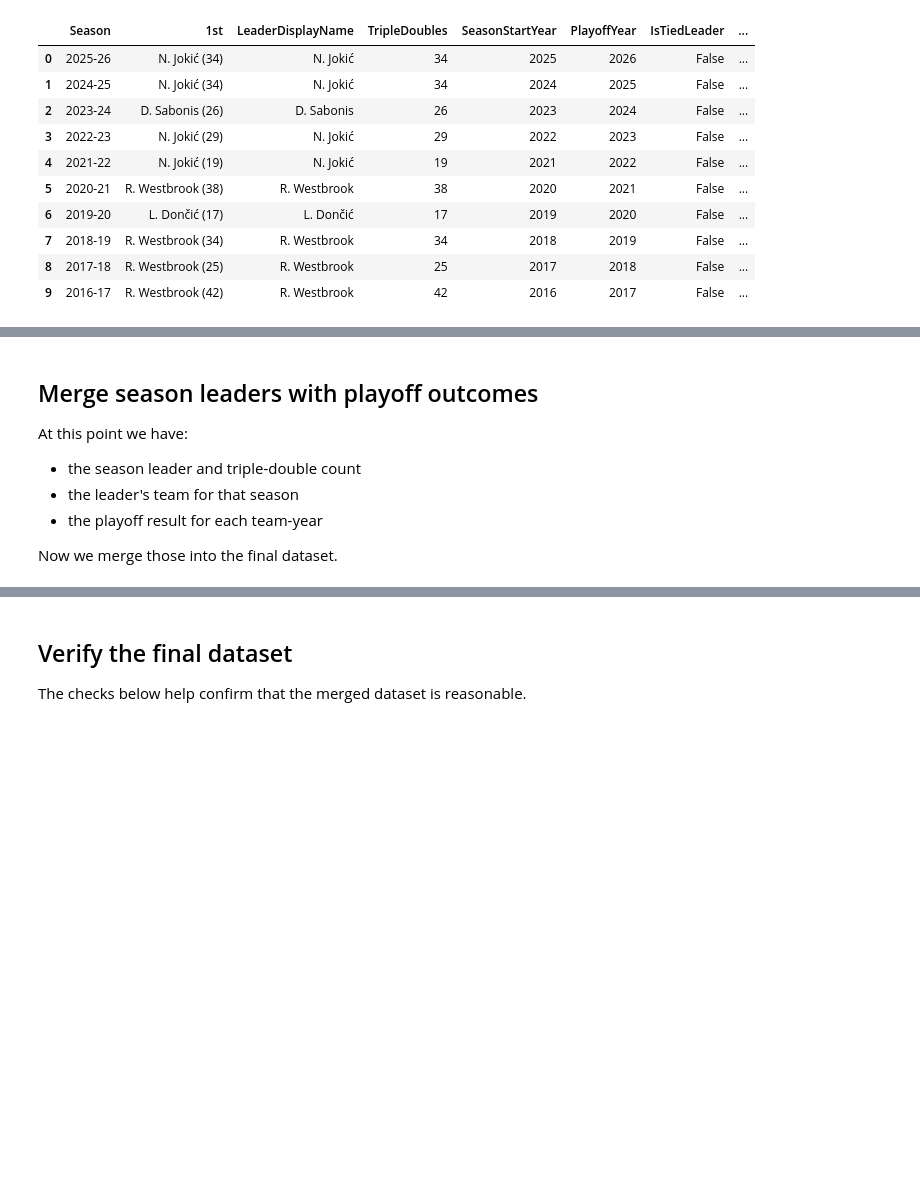
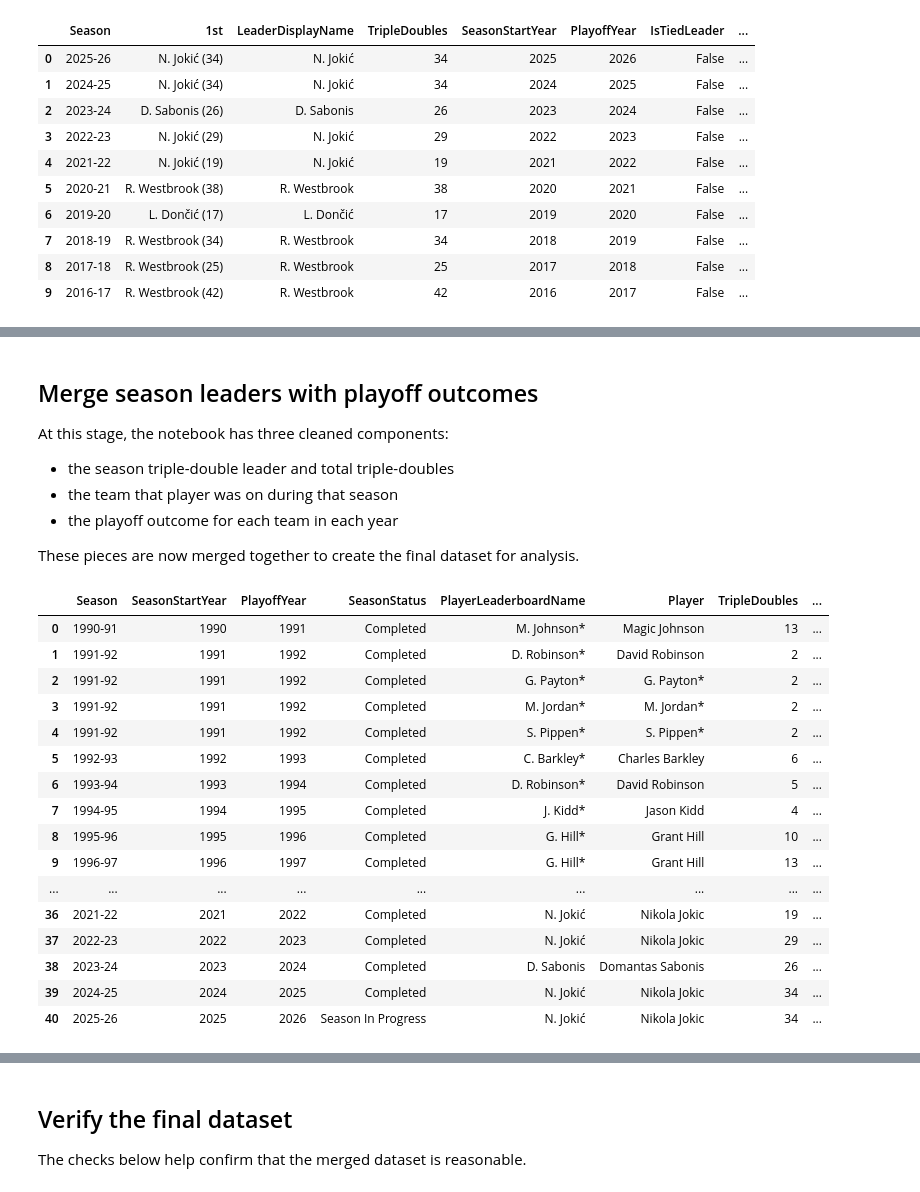
Before and after one commit to bibek1555/Data-Processing-Visualization-CPSMA-4313-01, a Jupyter notebook: Project_Create_Dataset/NBA_Triple_Double_Dataset_Project.ipynb, the cells around one changed output, grey strips where cells are left out. Drawn from its saved outputs; the diff is of its cells as text; code cells hidden in the pictures; blank space fills up the shorter version.

```diff
--- a/Project_Create_Dataset/NBA_Triple_Double_Dataset_Project.ipynb
+++ b/Project_Create_Dataset/NBA_Triple_Double_Dataset_Project.ipynb
@@ -542,0 +557,7 @@ StopIteration:
+# %%
+# Remove seed numbers from playoff team names, e.g.:
+# 'Cleveland Cavaliers (1)' -> 'Cleveland Cavaliers'
+ps["Winner"] = ps["Winner"].astype(str).str.replace(r"\s*\(\d+\)$", "", regex=True).str.strip()
+ps["Loser"] = ps["Loser"].astype(str).str.replace(r"\s*\(\d+\)$", "", regex=True).str.strip()
+
+ps.head(100)
@@ -544,7 +579,7 @@ StopIteration:
 def standardize_round(series_name):
     s = normalize_text(series_name).lower()
 
-    if "nba finals" in s:
+    if "nba finals" in s or s == "finals":
         return "NBA Finals"
     if "conference finals" in s or "division finals" in s:
         return "Conference Finals"
@@ -612,11 +678,12 @@ playoff_outcomes.head(15)
 # %% [markdown]
 ## Merge season leaders with playoff outcomes
-At this point we have:
-- the season leader and triple-double count
-- the leader's team for that season
-- the playoff result for each team-year
 
-Now we merge those into the final dataset.
+At this stage, the notebook has three cleaned components:
+- the season triple-double leader and total triple-doubles
+- the team that player was on during that season
+- the playoff outcome for each team in each year
+
+These pieces are now merged together to create the final dataset for analysis.
 # %%
 dataset = td_leaders.merge(
     playoff_outcomes,
@@ -626,6 +693,7 @@ dataset = td_leaders.merge(
 )
 
 latest_completed_playoff_year = int(playoff_outcomes["Year"].max())
+
 dataset["SeasonStatus"] = np.where(
     dataset["PlayoffYear"] > latest_completed_playoff_year,
     "Season In Progress",
@@ -645,33 +713,88 @@ dataset["PlayoffRoundReached"] = np.where(
 )
 
 dataset["FinalPlayoffResult"] = np.where(
     dataset["SeasonStatus"].eq("Season In Progress"),
     "Not Yet Available",
     dataset["FinalPlayoffResult"].fillna("Did Not Make Playoffs")
 )
 
+# Clean unresolved player/team values
+dataset["PlayerFullName"] = dataset["PlayerFullName"].fillna(dataset["LeaderDisplayName"])
+dataset["TeamAbbrev"] = dataset["TeamAbbrev"].fillna("Unknown")
+dataset["Team"] = dataset["Team"].fillna("Unknown")
+
 dataset = dataset[[
     "Season",
     "SeasonStartYear",
     "PlayoffYear",
     "SeasonStatus",
     "LeaderDisplayName",
     "PlayerFullName",
     "TripleDoubles",
     "IsTiedLeader",
     "TeamAbbrev",
     "Team",
     "PlayoffQualification",
     "PlayoffRoundReached",
     "FinalPlayoffResult"
 ]].copy()
 
 dataset = dataset.rename(columns={
     "LeaderDisplayName": "PlayerLeaderboardName",
     "PlayerFullName": "Player"
 })
 
+dataset["PlayerLeaderboardName"] = (
+    dataset["PlayerLeaderboardName"]
+    .astype(str)
+    .str.replace(r"\s*\(\d+\)$", "", regex=True)
+    .str.strip()
+)
+
+dataset["Player"] = (
+    dataset["Player"]
+    .astype(str)
+    .str.replace(r"\s*\(\d+\)$", "", regex=True)
+    .str.strip()
+)
+
+dataset["TeamAbbrev"] = dataset["TeamAbbrev"].replace({
+    "TOT": "Unknown",
+    "2TM": "Unknown",
+    "3TM": "Unknown"
+})
+
+dataset["Team"] = dataset["Team"].replace({
+    "TOT": "Unknown",
+    "2TM": "Unknown",
+    "3TM": "Unknown"
+})
+
+dataset["FinalPlayoffResult"] = np.where(
+    (dataset["PlayoffRoundReached"] == "NBA Finals") & (dataset["FinalPlayoffResult"] != "Champion"),
+    "Runner-Up",
+    dataset["FinalPlayoffResult"]
+)
+
 dataset = dataset.sort_values(["SeasonStartYear", "Player"]).reset_index(drop=True)
-dataset.head(20)
+dataset.head(100)
+# %% [output]
+|  | Season | SeasonStartYear | PlayoffYear | SeasonStatus | PlayerLeaderboardName | Player | TripleDoubles | ... |
+| 0 | 1990-91 | 1990 | 1991 | Completed | M. Johnson* | Magic Johnson | 13 | ... |
+| 1 | 1991-92 | 1991 | 1992 | Completed | D. Robinson* | David Robinson | 2 | ... |
+| 2 | 1991-92 | 1991 | 1992 | Completed | G. Payton* | G. Payton* | 2 | ... |
+| 3 | 1991-92 | 1991 | 1992 | Completed | M. Jordan* | M. Jordan* | 2 | ... |
+| 4 | 1991-92 | 1991 | 1992 | Completed | S. Pippen* | S. Pippen* | 2 | ... |
+| 5 | 1992-93 | 1992 | 1993 | Completed | C. Barkley* | Charles Barkley | 6 | ... |
+| 6 | 1993-94 | 1993 | 1994 | Completed | D. Robinson* | David Robinson | 5 | ... |
+| 7 | 1994-95 | 1994 | 1995 | Completed | J. Kidd* | Jason Kidd | 4 | ... |
+| 8 | 1995-96 | 1995 | 1996 | Completed | G. Hill* | Grant Hill | 10 | ... |
+| 9 | 1996-97 | 1996 | 1997 | Completed | G. Hill* | Grant Hill | 13 | ... |
+| ... | ... | ... | ... | ... | ... | ... | ... | ... |
+| 36 | 2021-22 | 2021 | 2022 | Completed | N. Jokić | Nikola Jokic | 19 | ... |
+| 37 | 2022-23 | 2022 | 2023 | Completed | N. Jokić | Nikola Jokic | 29 | ... |
+| 38 | 2023-24 | 2023 | 2024 | Completed | D. Sabonis | Domantas Sabonis | 26 | ... |
+| 39 | 2024-25 | 2024 | 2025 | Completed | N. Jokić | Nikola Jokic | 34 | ... |
+| 40 | 2025-26 | 2025 | 2026 | Season In Progress | N. Jokić | Nikola Jokic | 34 | ... |
 # %% [markdown]
 ## Discussing the raw HTML gathering
```
Also changed, not shown: parts of 20 cells of this notebook, 1 other file.
